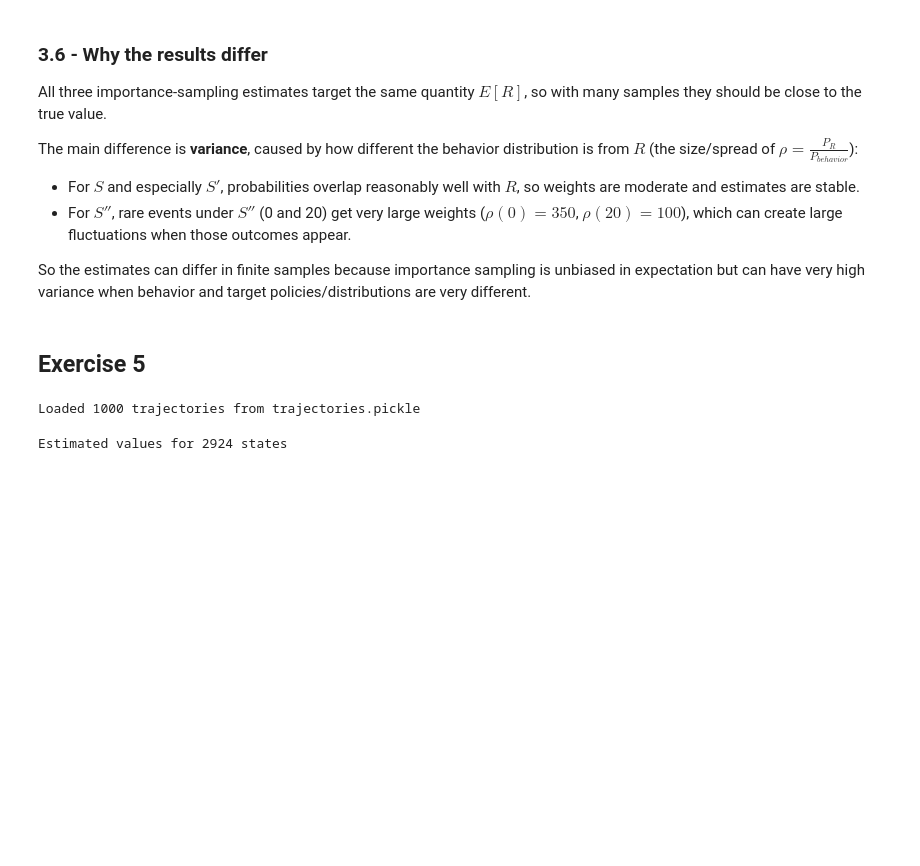
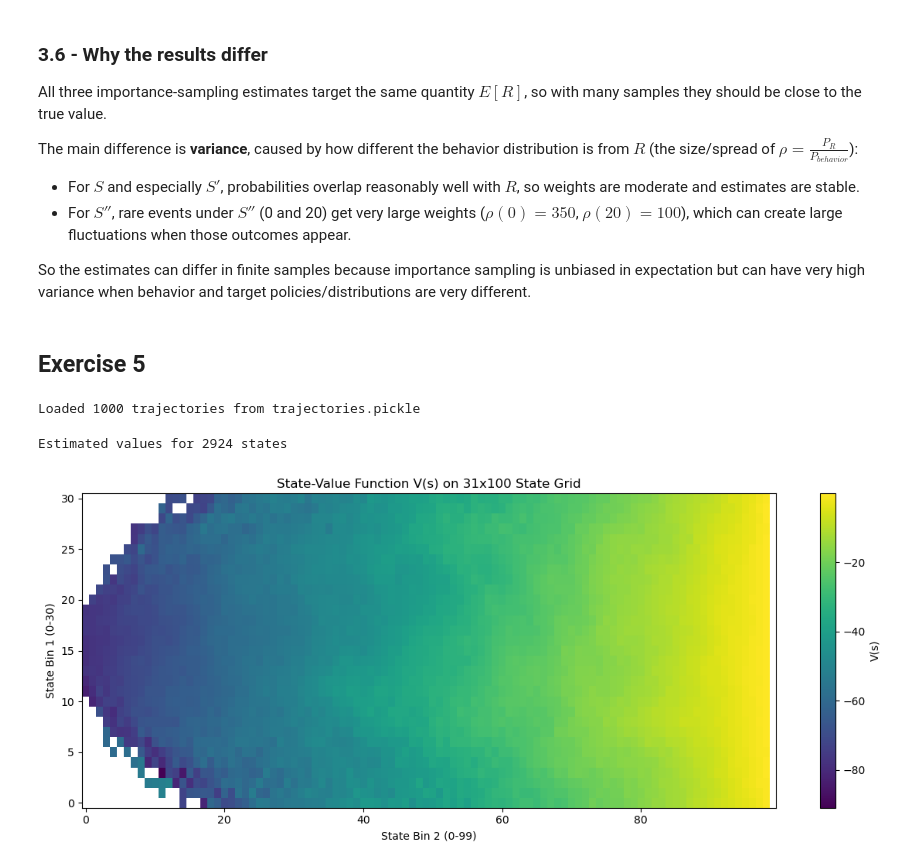
Before and after one commit to oddinho/Reinforcement-Learning-, a Jupyter notebook: Assignment 3/notebook3.ipynb, the cells around one changed output. Cells and saved outputs as stored; diff of their text form; code cells hidden in the pictures; blank space fills up the shorter version.

```diff
--- a/Assignment 3/notebook3.ipynb
+++ b/Assignment 3/notebook3.ipynb
@@ -166,6 +166,8 @@ print(f"Loaded {len(trajectories)} trajectories from {pickle_path}")
 Loaded 1000 trajectories from trajectories.pickle
 # %%
 from collections import defaultdict
+import numpy as np
+import matplotlib.pyplot as plt
 
 def _extract_state_reward(step):
     # Supports common step formats: (state, reward), (state, action, reward), dict
@@ -213,38 +215,57 @@ def mc_action_value(trajectories, gamma=1.0):
         for t in reversed(range(len(trajectory))):
             step = trajectory[t]
             if isinstance(step, dict) and "state" in step and "action" in step and "reward" in step:
                 state = step["state"]
                 action = step["action"]
                 reward = step["reward"]
             elif isinstance(step, (list, tuple)):
                 if len(step) >= 3:
                     state = step[0]
                     action = step[1]
                     reward = step[2]
                 else:
                     continue  # Skip steps that don't have enough elements
             else:
                 continue  # Skip unsupported formats
 
             G = reward + gamma * G
             state_action_returns[(state, action)].append(G)
 
     state_action_values = {
         (state, action): sum(returns) / len(returns)
         for (state, action), returns in state_action_returns.items()
     }
     return state_action_values
 
 
-# Plot the state values
-import matplotlib.pyplot as plt
-plt.figure(figsize=(10, 6))
-plt.bar(state_values.keys(), state_values.values())
-plt.xlabel("State")
-plt.ylabel("Estimated Value")
-plt.title("Monte Carlo State Value Estimates")
-plt.xticks(rotation=45)
+# 31x100 heatmap grid for V(s): rows = state-bin-1 [0..30], cols = state-bin-2 [0..99]
+value_grid = np.full((31, 100), np.nan, dtype=float)
+
+for state, value in state_values.items():
+    state_arr = np.asarray(state).ravel()
+    if state_arr.size < 2:
+        continue
+
+    s1_idx = int(np.rint(state_arr[0]))
+    s2_idx = int(np.rint(state_arr[1]))
+
+    if 0 <= s1_idx < 31 and 0 <= s2_idx < 100:
+        value_grid[s1_idx, s2_idx] = value
+
+plt.figure(figsize=(12, 5))
+im = plt.imshow(
+    value_grid,
+    origin="lower",
+    aspect="auto",
+    cmap="viridis",
+    interpolation="nearest"
+)
+plt.colorbar(im, label="V(s)")
+plt.title("State-Value Function V(s) on 31x100 State Grid")
+plt.xlabel("State Bin 2 (0-99)")
+plt.ylabel("State Bin 1 (0-30)")
 plt.tight_layout()
 plt.show()
 # %% [output]
 Estimated values for 2924 states
+[figure, added]
```
Also changed, not shown: parts of 7 cells of this notebook.
